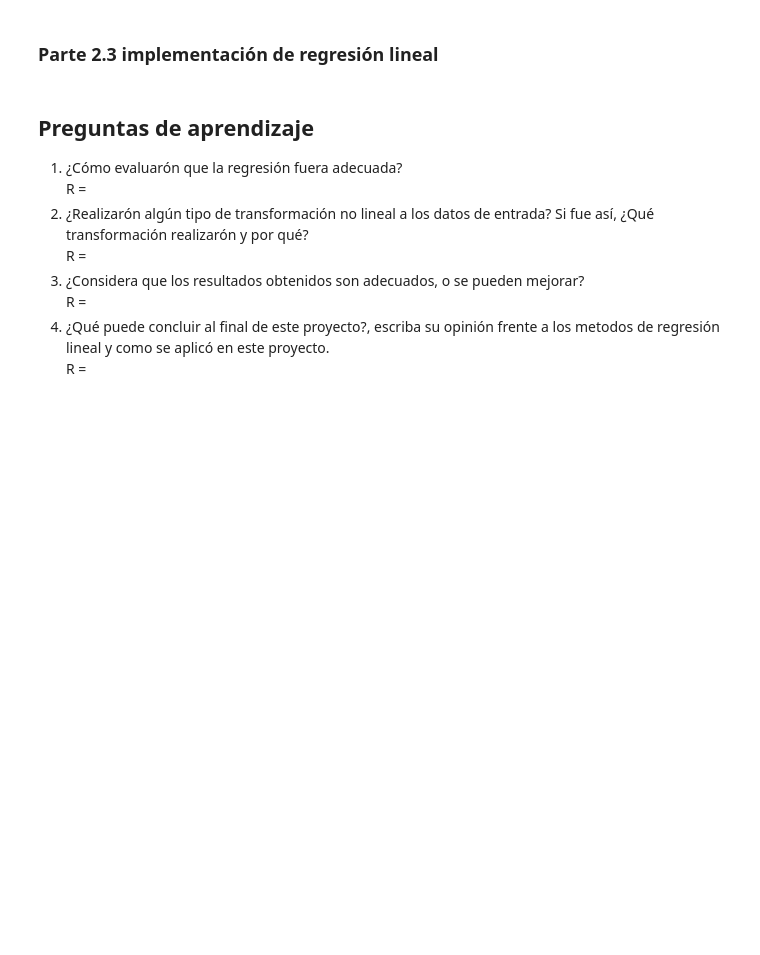
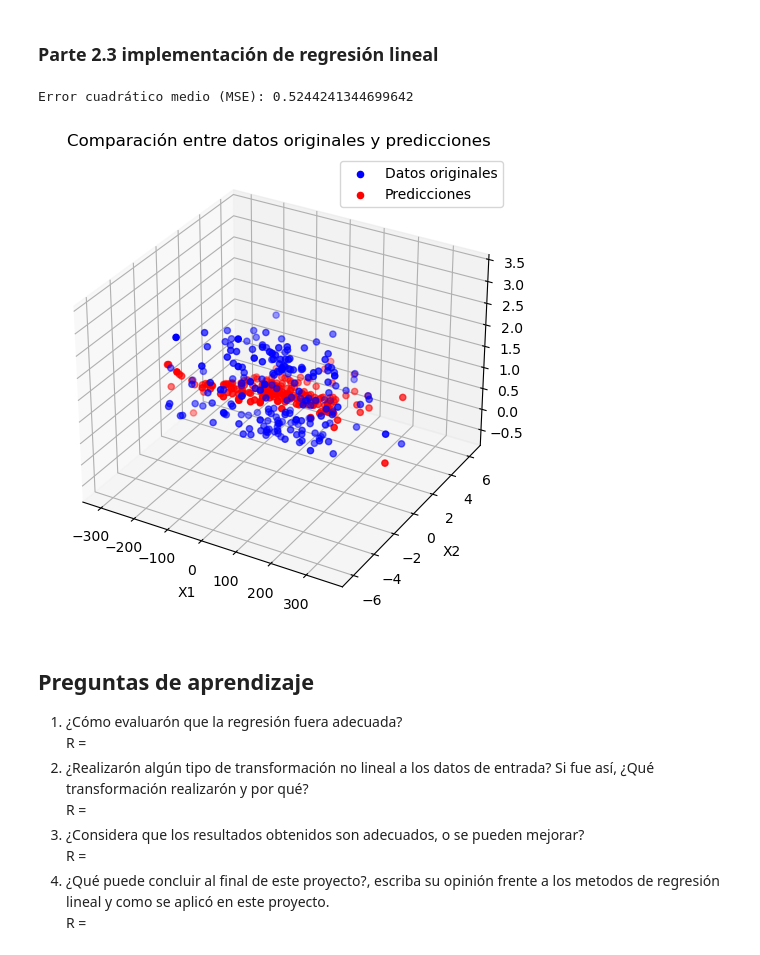
Before and after one commit to jclavijomartinez/IA2430, a Jupyter notebook: Proyecto1/JUAN-CLAVIJO-Proyecto1.ipynb, the cells around one changed output. Saved outputs shown, nothing was run; the diff lists cells and outputs as text; code cells hidden in the pictures; blank space fills up the shorter version.

```diff
--- a/Proyecto1/JUAN-CLAVIJO-Proyecto1.ipynb
+++ b/Proyecto1/JUAN-CLAVIJO-Proyecto1.ipynb
@@ -499,3 +484,52 @@ plt.show()
+# %%
+# Parte 2.3.1 Implementacion del código
+
+# Separa las variables dependientes e independientes
+X = df_artif[['X1', 'X2']]
+y = df_artif['y']
+
+# División de los datos en entrenamiento y prueba
+X_train, X_test, y_train, y_test = train_test_split(X, y, test_size=0.2, random_state=42)
+
+# Aplicación de la transformación polinómica
+poly = PolynomialFeatures(degree=4)
+X_train_poly = poly.fit_transform(X_train)
+X_test_poly = poly.transform(X_test)
+
+# Crear el modelo de regresión lineal y entrenarlo con los datos transformados
+model = LinearRegression()
+model.fit(X_train_poly, y_train)
+
+# Hacer predicciones con el modelo ajustado
+y_pred = model.predict(X_test_poly)
+
+# Evaluar el rendimiento del modelo utilizando el error cuadrático medio (MSE)
+mse = mean_squared_error(y_test, y_pred)
+print(f"Error cuadrático medio (MSE): {mse}")
+# %% [output]
+Error cuadrático medio (MSE): 0.5244241344699642
+# %%
+# Parte 2.3.2 Gráfica de los datos originales y los predichos
+fig = plt.figure(figsize=(10, 6))
+ax = fig.add_subplot(111, projection='3d')
+
+# Graficamos los datos originales
+ax.scatter(X_test['X1'], X_test['X2'], y_test, color='blue', label='Datos originales')
+
+# Graficamos los valores predichos
+ax.scatter(X_test['X1'], X_test['X2'], y_pred, color='red', label='Predicciones')
+
+# Etiquetas
+ax.set_xlabel('X1')
+ax.set_ylabel('X2')
+ax.set_zlabel('y')
+ax.legend()
+
+# Mostrar la gráfica
+plt.title('Comparación entre datos originales y predicciones')
+plt.show()
+# %% [output]
+[figure, added]
 # %%
 #QUE transformacion hay que hacer? para poder, ambas tienen una transformacion no lineal, despues de transf lineal
 # %% [markdown]
```
Also changed, not shown: parts of 9 cells of this notebook.
